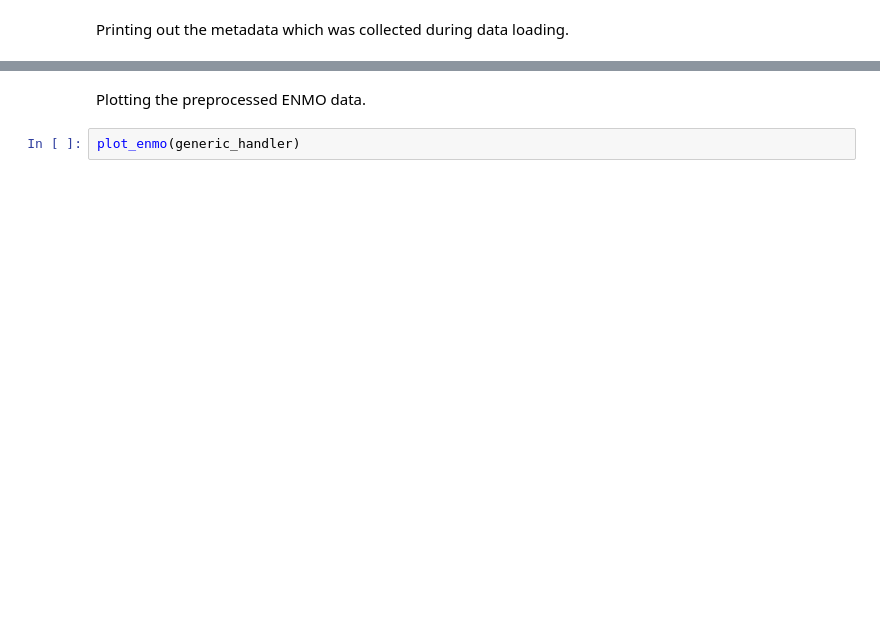
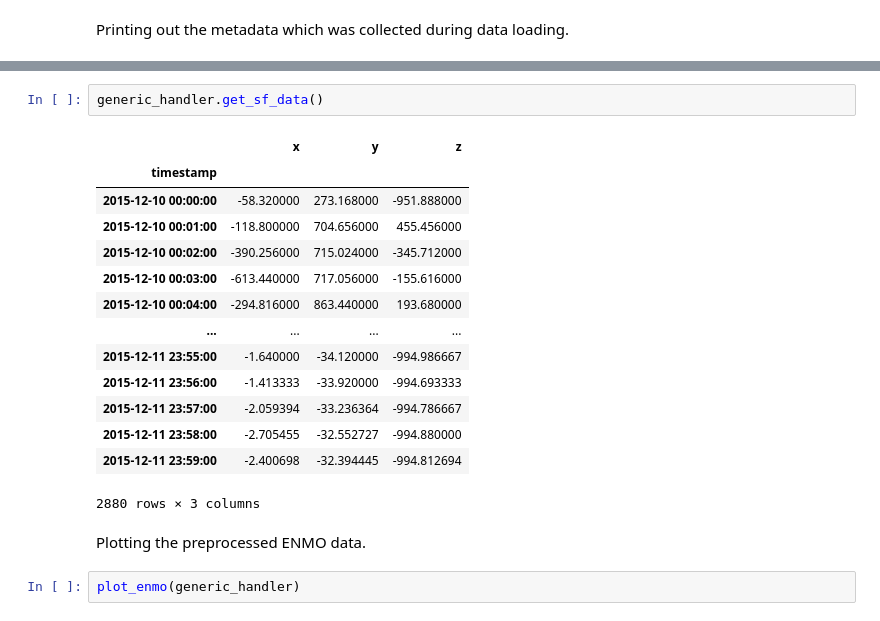
Before and after one commit to ADAMMA-CDHI-ETH-Zurich/CosinorAge, a Jupyter notebook: examples/generic_example.ipynb, the cells around one changed output, grey strips where cells are left out. Cells and saved outputs as stored; diff of their text form; blank space fills up the shorter version.

```diff
--- a/examples/generic_example.ipynb
+++ b/examples/generic_example.ipynb
@@ -108,3 +112,20 @@ generic_handler.get_ml_data()
+# %%
+generic_handler.get_sf_data()
+# %% [output]
+|  | x | y | z |
+| timestamp |  |  |  |
+| 2015-12-10 00:00:00 | -58.320000 | 273.168000 | -951.888000 |
+| 2015-12-10 00:01:00 | -118.800000 | 704.656000 | 455.456000 |
+| 2015-12-10 00:02:00 | -390.256000 | 715.024000 | -345.712000 |
+| 2015-12-10 00:03:00 | -613.440000 | 717.056000 | -155.616000 |
+| 2015-12-10 00:04:00 | -294.816000 | 863.440000 | 193.680000 |
+| ... | ... | ... | ... |
+| 2015-12-11 23:55:00 | -1.640000 | -34.120000 | -994.986667 |
+| 2015-12-11 23:56:00 | -1.413333 | -33.920000 | -994.693333 |
+| 2015-12-11 23:57:00 | -2.059394 | -33.236364 | -994.786667 |
+| 2015-12-11 23:58:00 | -2.705455 | -32.552727 | -994.880000 |
+| 2015-12-11 23:59:00 | -2.400698 | -32.394445 | -994.812694 |
+2880 rows × 3 columns
 # %% [markdown]
 Plotting the preprocessed ENMO data.
 # %%
```
Also changed, not shown: parts of 8 cells of this notebook, 4 other files.
